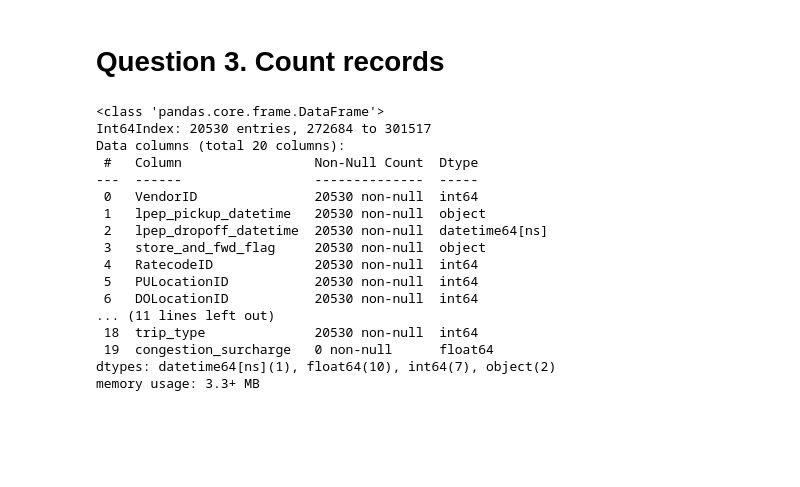
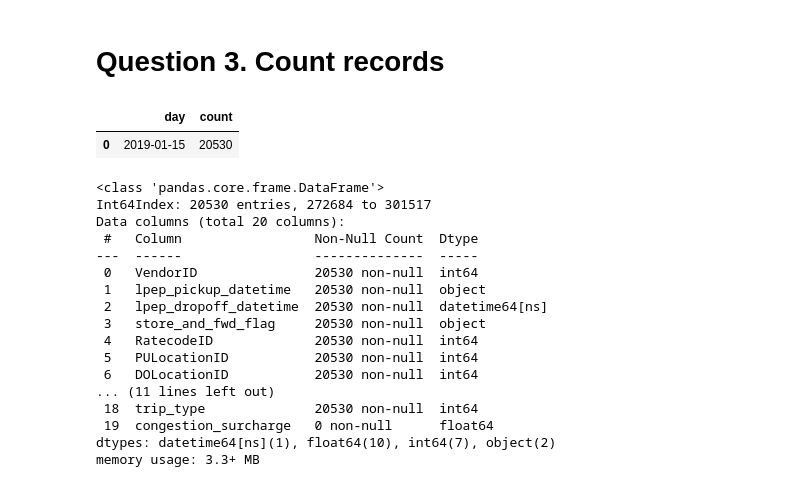
Before and after one commit to MikhailKuklin/data-engineering-zoomcamp, a Jupyter notebook: week_1_basics_n_setup/2_docker_sql/solution.ipynb, the cells around one changed output. Cells and saved outputs as stored; diff of their text form; code cells hidden in the pictures; blank space fills up the shorter version.

```diff
--- a/week_1_basics_n_setup/2_docker_sql/solution.ipynb
+++ b/week_1_basics_n_setup/2_docker_sql/solution.ipynb
@@ -150,10 +167,17 @@ docker run -it --entrypoint=bash python:3.9
 # %%
 # Solution
 
-#SELECT CAST(lpep_pickup_datetime as DATE) as "day", COUNT(trip_distance)
-#  FROM green_taxi_data
-#  WHERE (CAST(lpep_pickup_datetime as DATE) = '2019-01-15' AND CAST(lpep_dropoff_datetime as DATE) = '2019-01-15')
-#  GROUP BY CAST(lpep_pickup_datetime AS DATE)
+query = """
+SELECT CAST(lpep_pickup_datetime as DATE) as "day", COUNT(trip_distance)
+  FROM green_taxi_data_final
+  WHERE (CAST(lpep_pickup_datetime as DATE) = '2019-01-15' AND CAST(lpep_dropoff_datetime as DATE) = '2019-01-15')
+  GROUP BY CAST(lpep_pickup_datetime AS DATE)
+"""
+
+pd.read_sql(query, con=engine)
+# %% [output]
+|  | day | count |
+| 0 | 2019-01-15 | 20530 |
 # %%
 df = pd.read_csv('green_tripdata_2019-01.csv')
 
```
Also changed, not shown: parts of 13 cells of this notebook, 1 other file.
